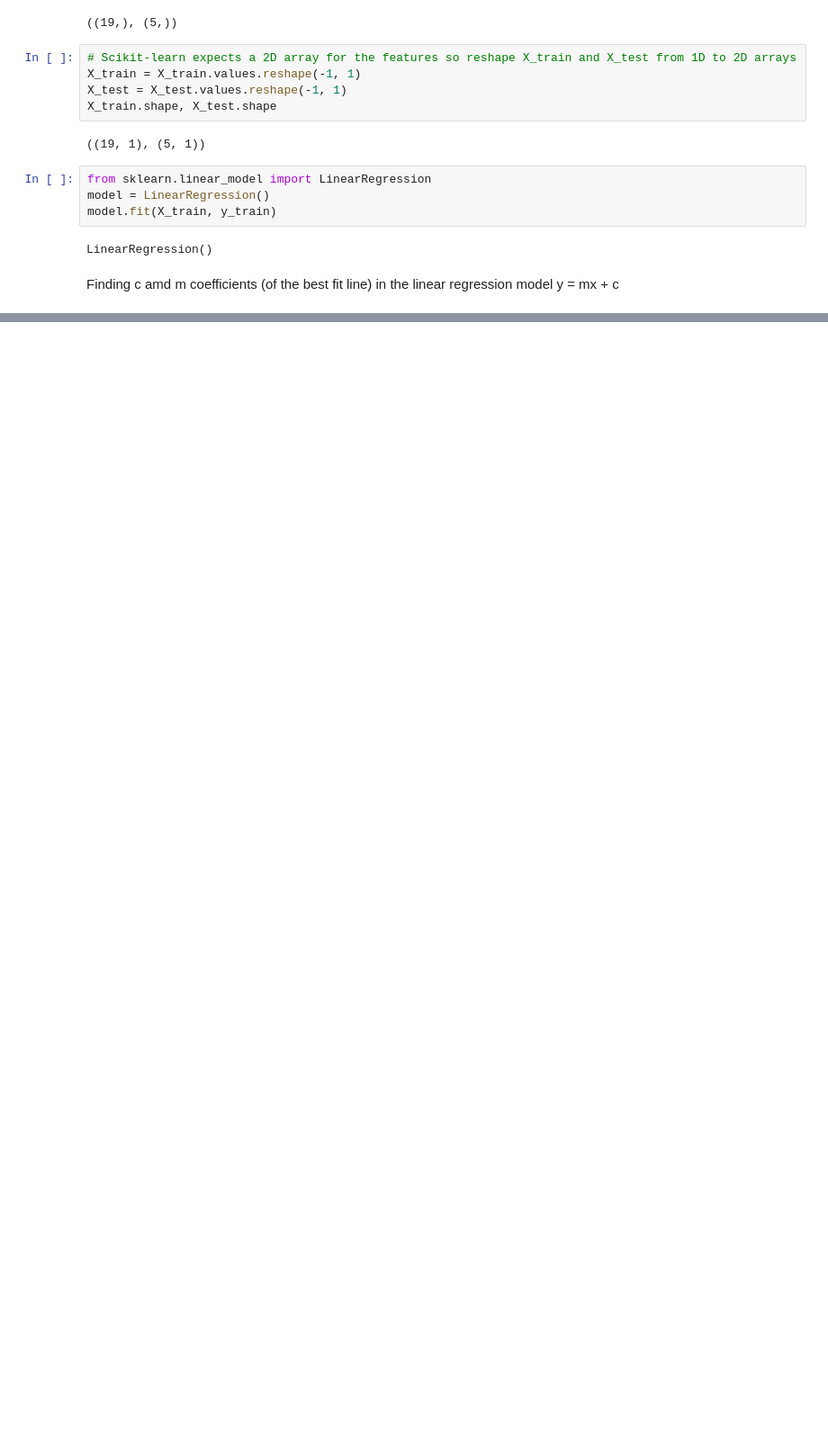
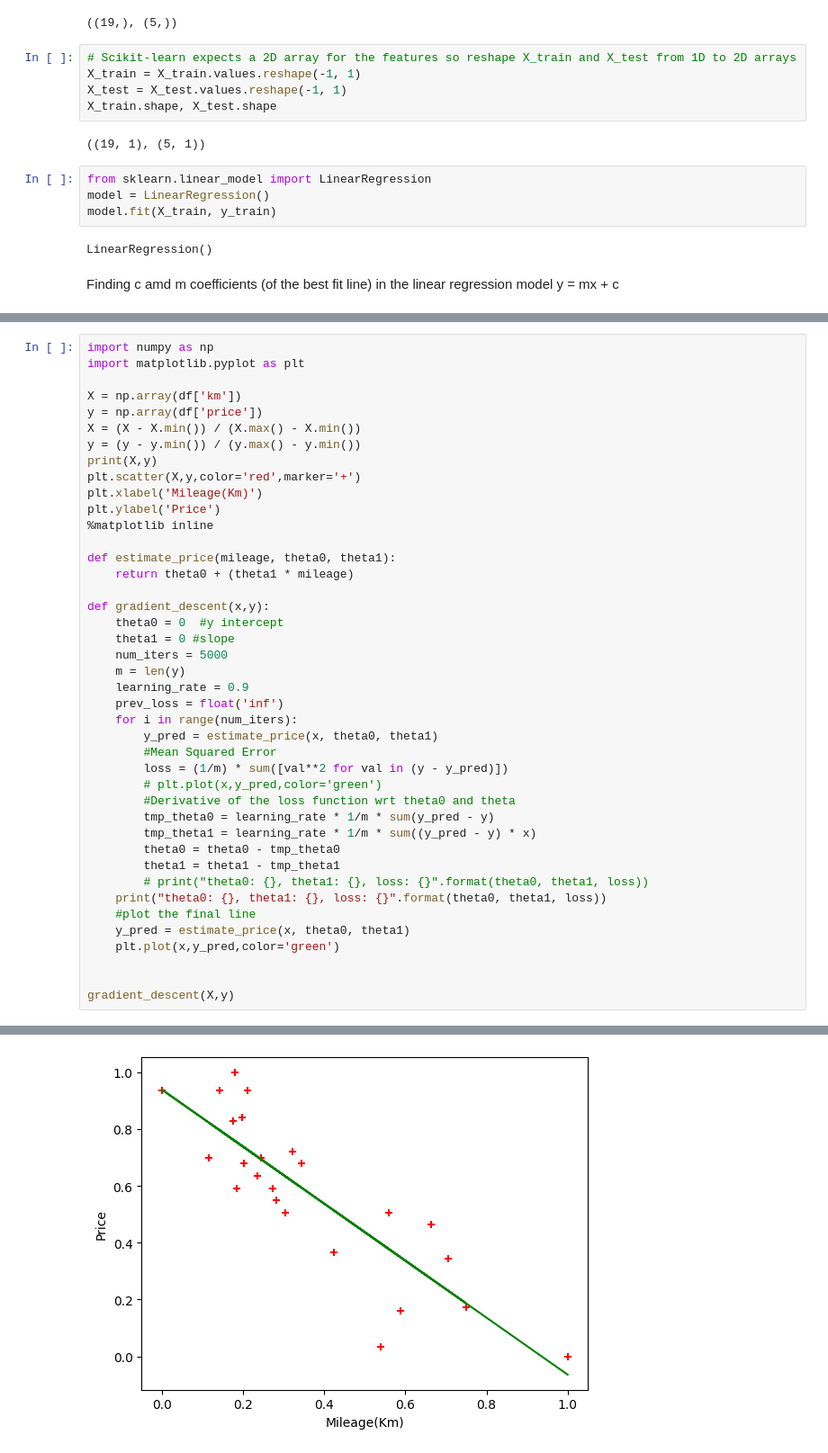
Before and after one commit to nousheenali/Linear_Regression, a Jupyter notebook: Predict.ipynb, the cells around one changed output, grey strips where cells are left out. Shown at 90% size. Cells and saved outputs as stored; diff of their text form; blank space fills up the shorter version.

```diff
--- a/Predict.ipynb
+++ b/Predict.ipynb
@@ -85,0 +126,43 @@ Text(0, 0.5, 'Price')
+# %%
+import numpy as np
+import matplotlib.pyplot as plt
+
+X = np.array(df['km'])
+y = np.array(df['price'])
+X = (X - X.min()) / (X.max() - X.min())
+y = (y - y.min()) / (y.max() - y.min())
+print(X,y)
+plt.scatter(X,y,color='red',marker='+')
+plt.xlabel('Mileage(Km)')
+plt.ylabel('Price')
+%matplotlib inline
+
+def estimate_price(mileage, theta0, theta1):
+    return theta0 + (theta1 * mileage)
+
+def gradient_descent(x,y):
+    theta0 = 0  #y intercept
+    theta1 = 0 #slope
+    num_iters = 5000
+    m = len(y)
+    learning_rate = 0.9
+    prev_loss = float('inf')
+    for i in range(num_iters):
+        y_pred = estimate_price(x, theta0, theta1)
+        #Mean Squared Error
+        loss = (1/m) * sum([val**2 for val in (y - y_pred)])
+        # plt.plot(x,y_pred,color='green')
+        #Derivative of the loss function wrt theta0 and theta
+        tmp_theta0 = learning_rate * 1/m * sum(y_pred - y)
+        tmp_theta1 = learning_rate * 1/m * sum((y_pred - y) * x)
+        theta0 = theta0 - tmp_theta0
+        theta1 = theta1 - tmp_theta1
+        # print("theta0: {}, theta1: {}, loss: {}".format(theta0, theta1, loss))
+    print("theta0: {}, theta1: {}, loss: {}".format(theta0, theta1, loss))
+    #plot the final line
+    y_pred = estimate_price(x, theta0, theta1)
+    plt.plot(x,y_pred,color='green')
+
+
+gradient_descent(X,y)
+# %% [output]
@@ -85,0 +177 @@ Text(0, 0.5, 'Price')
+[figure, added]
```
Also changed, not shown: parts of 11 cells of this notebook, 4 other files.
